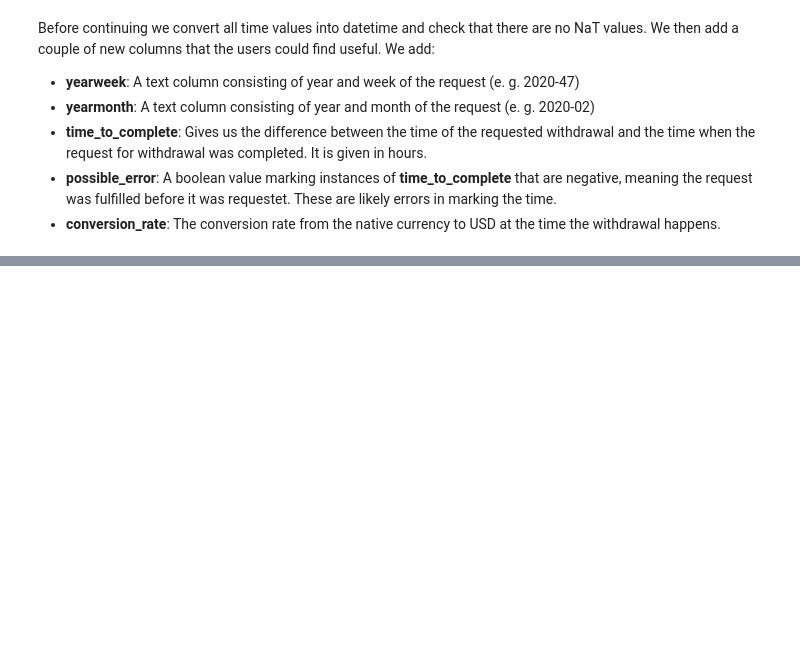
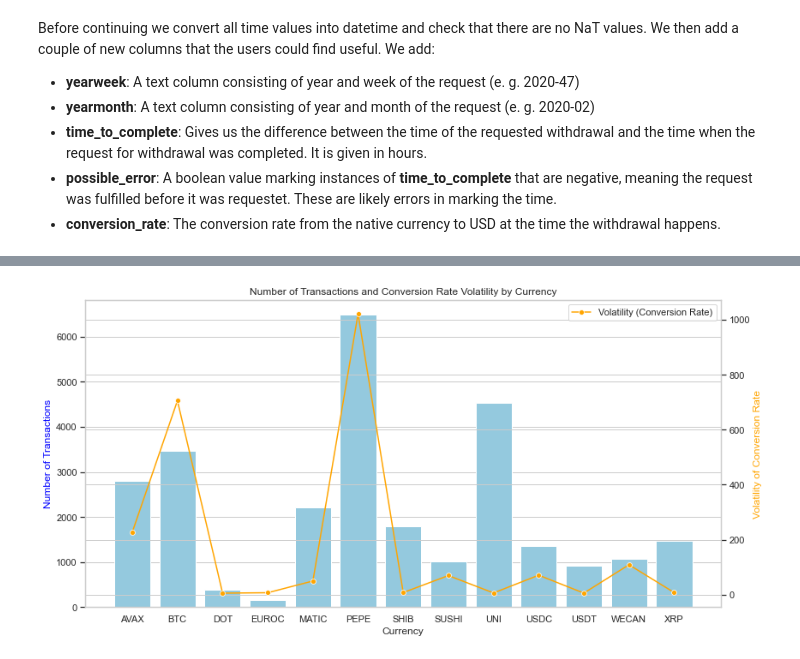
Before and after one commit to njenko/BItstamp-Assesment, a Jupyter notebook: Task 1/Bitstamp_Assignment_Task1.ipynb, the cells around one changed output, grey strips where cells are left out. Saved outputs shown, nothing was run; the diff lists cells and outputs as text; code cells hidden in the pictures; blank space fills up the shorter version.

```diff
--- a/Task 1/Bitstamp_Assignment_Task1.ipynb
+++ b/Task 1/Bitstamp_Assignment_Task1.ipynb
@@ -246,0 +349,33 @@ df.to_csv('Outputs/task_1_earn_cleaned.csv', index=False)
+# %%
+# Make graphs that shows the conversion rate volatility for each currency and the number of transactions for each currency
+
+# Group by currency and calculate the number of transactions and the standard deviation of conversion rate (volatility)
+currency_stats = df.groupby('currency').agg(
+    num_transactions=('id', 'count'),
+    conversion_rate_volatility=('conversion_rate', 'std')
+).reset_index()
+
+# Create a bar plot for number of transactions and a line plot for conversion rate volatility
+fig, ax1 = plt.subplots(figsize=(12, 6))
+
+# Bar plot for the number of transactions
+sns.barplot(x='currency', y='num_transactions', data=currency_stats, ax=ax1, color='skyblue', label='Number of Transactions')
+
+# Line plot for conversion rate volatility (on a secondary y-axis)
+ax2 = ax1.twinx()
+sns.lineplot(x='currency', y='conversion_rate_volatility', data=currency_stats, ax=ax2, color='orange', marker='o', label='Volatility (Conversion Rate)')
+
+# Set titles and labels
+ax1.set_xlabel('Currency')
+ax1.set_ylabel('Number of Transactions', color='blue')
+ax2.set_ylabel('Volatility of Conversion Rate', color='orange')
+ax1.set_title('Number of Transactions and Conversion Rate Volatility by Currency')
+
+# Rotate the x-axis labels for better readability
+plt.xticks(rotation=45)
+
+# Show the plot
+plt.tight_layout()
+plt.show()
+# %% [output]
+[figure, added]
```
Also changed, not shown: parts of 28 cells of this notebook, 3 other files.
